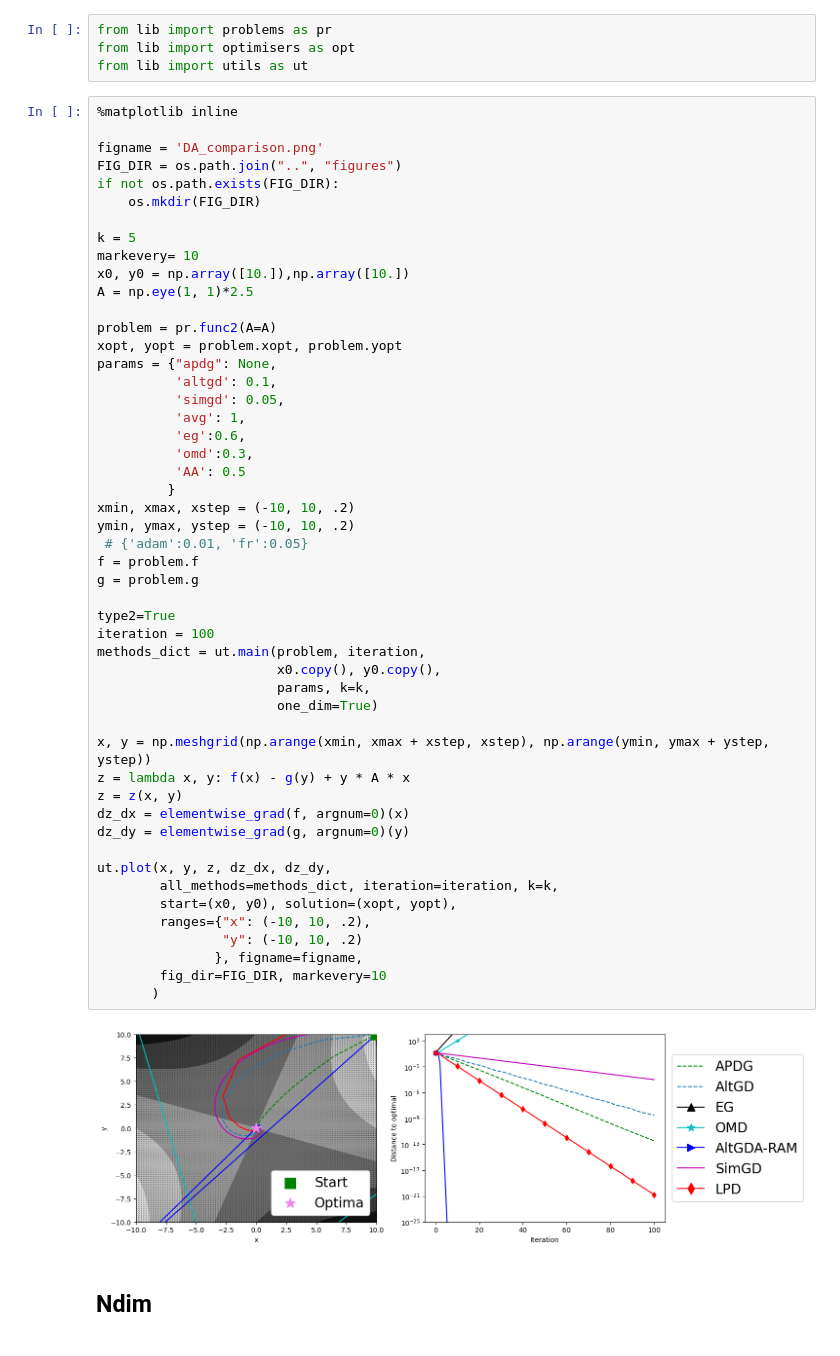
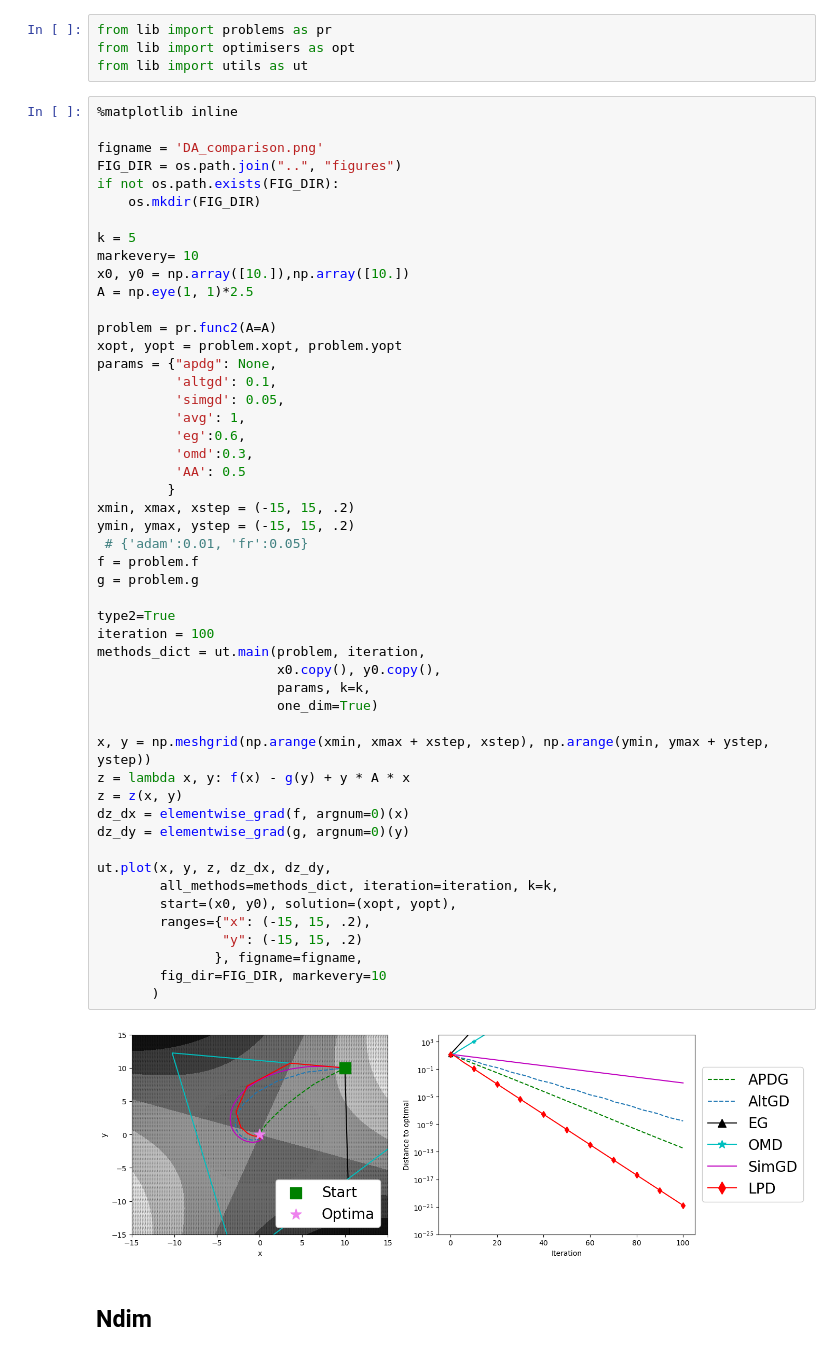
Before and after one commit to mrph2898/MASS, a Jupyter notebook: experiments/DA_Comparison.ipynb, the cells around one changed output. Cells and saved outputs as stored; diff of their text form.

```diff
--- a/experiments/DA_Comparison.ipynb
+++ b/experiments/DA_Comparison.ipynb
@@ -38,38 +38,38 @@ params = {"apdg": None,
           'simgd': 0.05,
           'avg': 1,
           'eg':0.6,
           'omd':0.3,
           'AA': 0.5
          }
-xmin, xmax, xstep = (-10, 10, .2)
-ymin, ymax, ystep = (-10, 10, .2)
+xmin, xmax, xstep = (-15, 15, .2)
+ymin, ymax, ystep = (-15, 15, .2)
  # {'adam':0.01, 'fr':0.05}
 f = problem.f
 g = problem.g
 
 type2=True
 iteration = 100
 methods_dict = ut.main(problem, iteration,
                        x0.copy(), y0.copy(),
                        params, k=k,
                        one_dim=True)
 
 x, y = np.meshgrid(np.arange(xmin, xmax + xstep, xstep), np.arange(ymin, ymax + ystep, ystep))
 z = lambda x, y: f(x) - g(y) + y * A * x
 z = z(x, y)
 dz_dx = elementwise_grad(f, argnum=0)(x)
 dz_dy = elementwise_grad(g, argnum=0)(y)
 
 ut.plot(x, y, z, dz_dx, dz_dy,
         all_methods=methods_dict, iteration=iteration, k=k,
         start=(x0, y0), solution=(xopt, yopt),
-        ranges={"x": (-10, 10, .2),
-                "y": (-10, 10, .2)
+        ranges={"x": (-15, 15, .2),
+                "y": (-15, 15, .2)
                }, figname=figname,
         fig_dir=FIG_DIR, markevery=10
        )
 # %% [output]
-[figure, old version]
+[figure, new version]
 # %% [markdown]
 ## Ndim
 # %%
```
Also changed, not shown: 6 other files.
